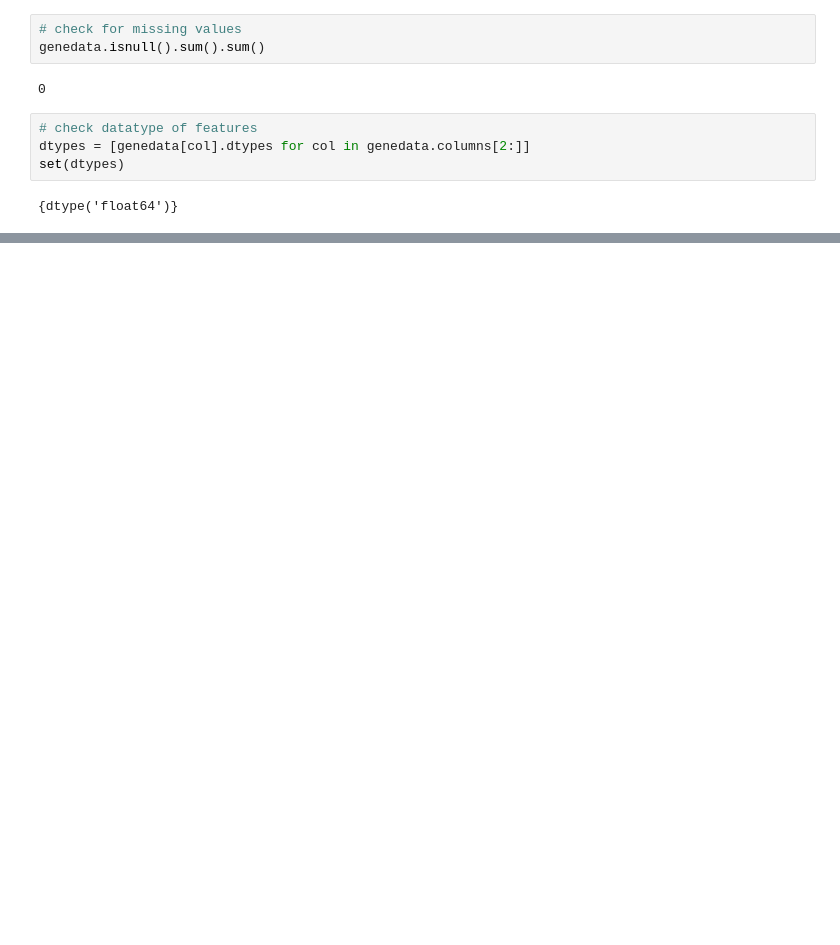
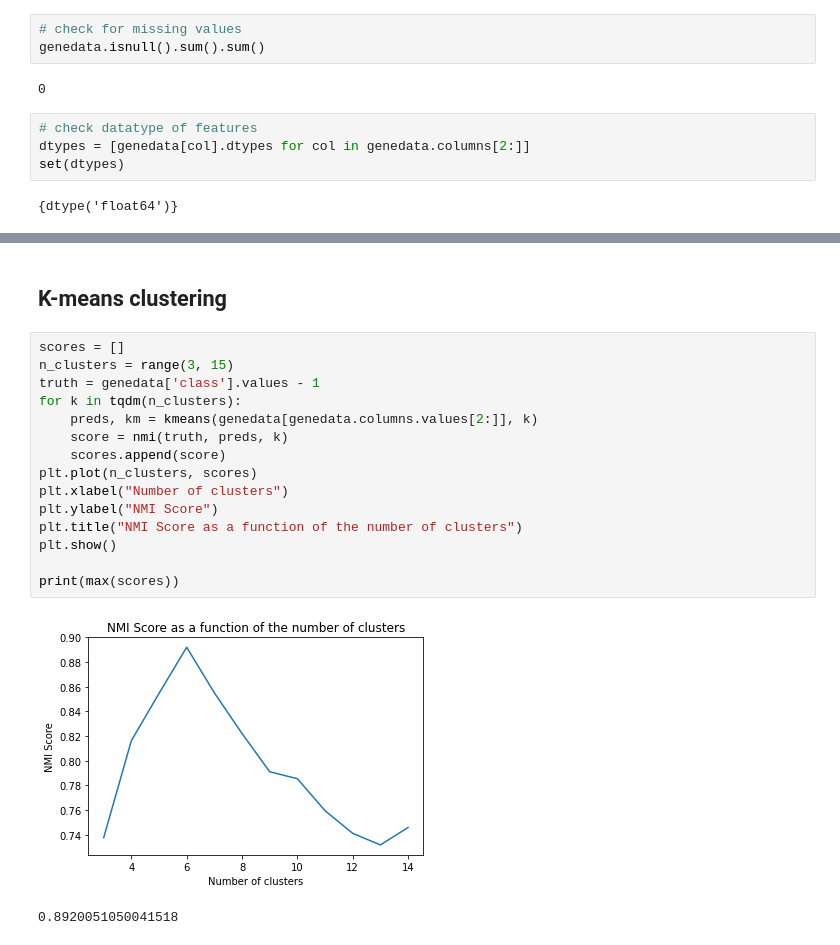
Before and after one commit to breno-aberle/data-mining-clustering-project, a Jupyter notebook: dm_project_code.ipynb, the cells around one changed output, grey strips where cells are left out. Drawn from its saved outputs; the diff is of its cells as text; blank space fills up the shorter version.

```diff
--- a/dm_project_code.ipynb
+++ b/dm_project_code.ipynb
@@ -87,0 +69,20 @@ genedata_std.head()
+# %% [markdown]
+## K-means clustering
+# %%
+scores = []
+n_clusters = range(3, 15)
+truth = genedata['class'].values - 1
+for k in tqdm(n_clusters):
+    preds, km = kmeans(genedata[genedata.columns.values[2:]], k)
+    score = nmi(truth, preds, k)
+    scores.append(score)
+plt.plot(n_clusters, scores)
+plt.xlabel("Number of clusters")
+plt.ylabel("NMI Score")
+plt.title("NMI Score as a function of the number of clusters")
+plt.show()
+
+print(max(scores))
+# %% [output]
+[figure, added]
+0.8920051050041518
```
Also changed, not shown: parts of 15 cells of this notebook, 2 other files.
